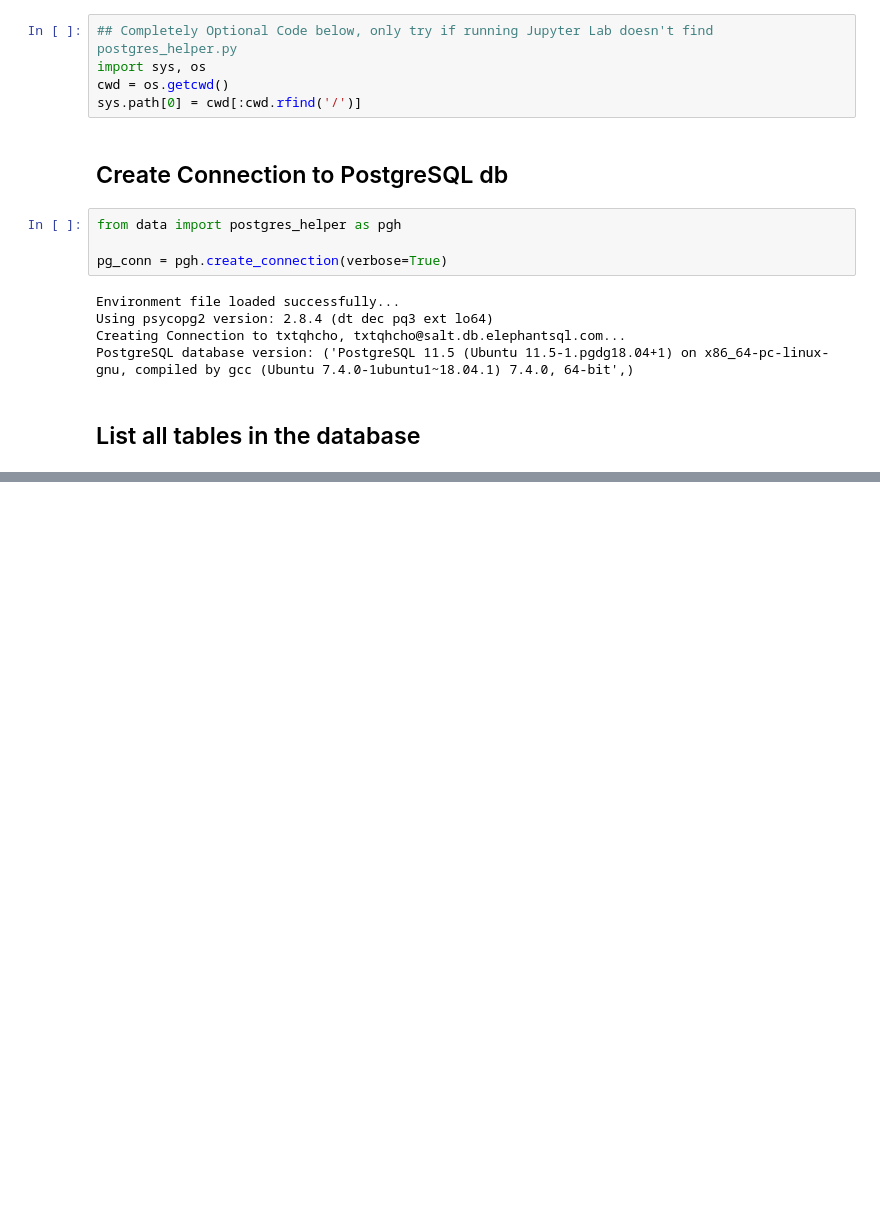
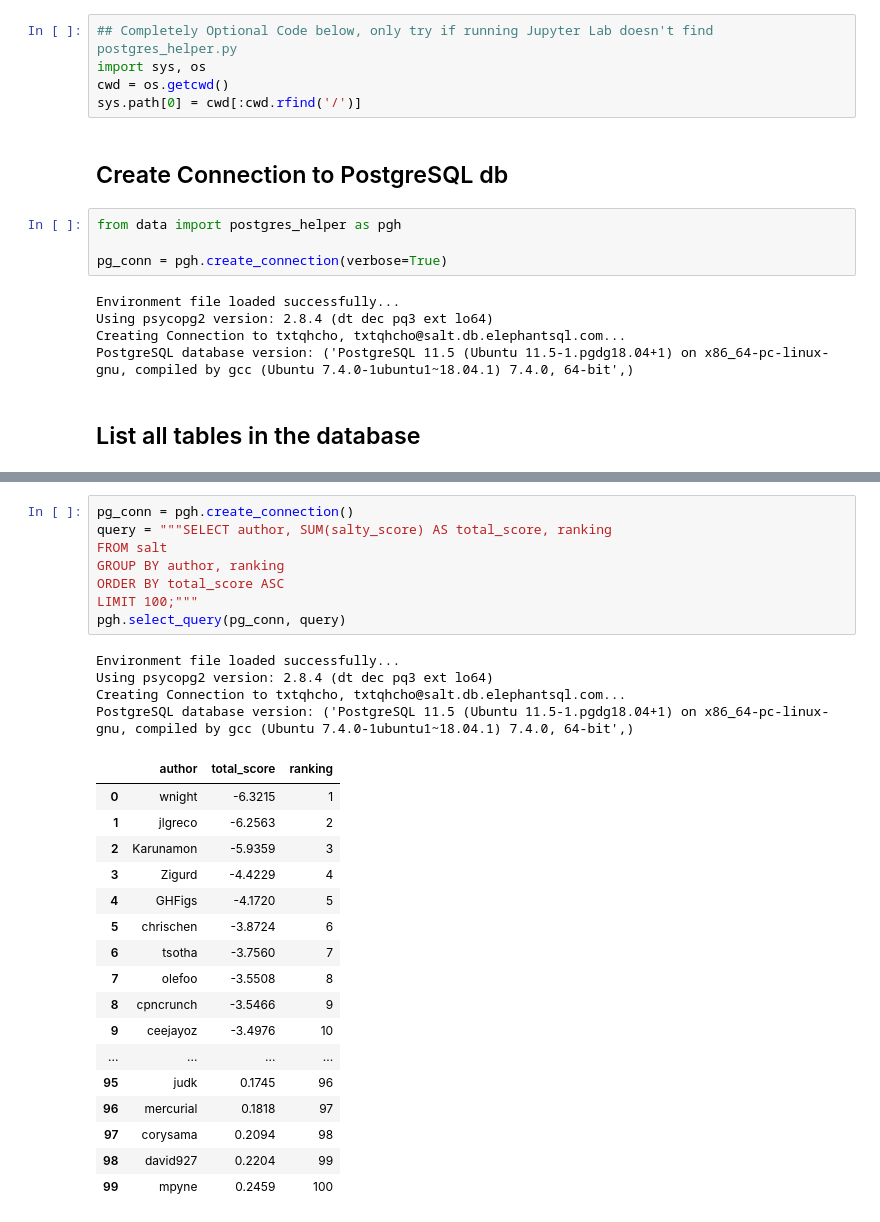
Before and after one commit to Build-Week-Hacker-News-Salty-Trolls/DS, a Jupyter notebook: notebooks/salty_users_examples.ipynb, the cells around one changed output, grey strips where cells are left out. Saved outputs shown, nothing was run; the diff lists cells and outputs as text; blank space fills up the shorter version.

```diff
--- a/notebooks/salty_users_examples.ipynb
+++ b/notebooks/salty_users_examples.ipynb
@@ -73,0 +74,30 @@ pgh.select_query(pg_conn, top_10_query)
+# %%
+pg_conn = pgh.create_connection()
+query = """SELECT author, SUM(salty_score) AS total_score, ranking
+FROM salt
+GROUP BY author, ranking
+ORDER BY total_score ASC
+LIMIT 100;"""
+pgh.select_query(pg_conn, query)
+# %% [output]
+Environment file loaded successfully...
+Using psycopg2 version: 2.8.4 (dt dec pq3 ext lo64)
+Creating Connection to txtqhcho, txtqhcho@salt.db.elephantsql.com...
+PostgreSQL database version: ('PostgreSQL 11.5 (Ubuntu 11.5-1.pgdg18.04+1) on x86_64-pc-linux-gnu, compiled by gcc (Ubuntu 7.4.0-1ubuntu1~18.04.1) 7.4.0, 64-bit',)
+|  | author | total_score | ranking |
+| 0 | wnight | -6.3215 | 1 |
+| 1 | jlgreco | -6.2563 | 2 |
+| 2 | Karunamon | -5.9359 | 3 |
+| 3 | Zigurd | -4.4229 | 4 |
+| 4 | GHFigs | -4.1720 | 5 |
+| 5 | chrischen | -3.8724 | 6 |
+| 6 | tsotha | -3.7560 | 7 |
+| 7 | olefoo | -3.5508 | 8 |
+| 8 | cpncrunch | -3.5466 | 9 |
+| 9 | ceejayoz | -3.4976 | 10 |
+| ... | ... | ... | ... |
+| 95 | judk | 0.1745 | 96 |
+| 96 | mercurial | 0.1818 | 97 |
+| 97 | corysama | 0.2094 | 98 |
+| 98 | david927 | 0.2204 | 99 |
+| 99 | mpyne | 0.2459 | 100 |
```
Also changed, not shown: parts of 10 cells of this notebook, 2 other files.
